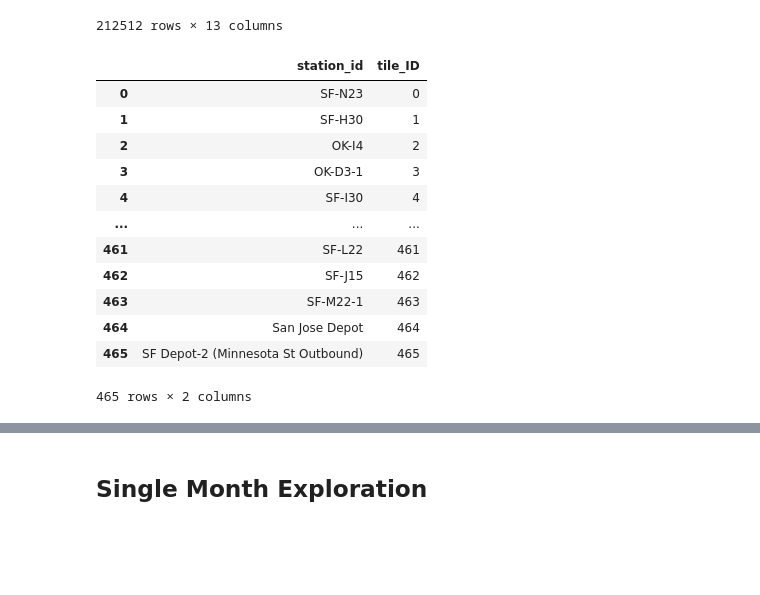
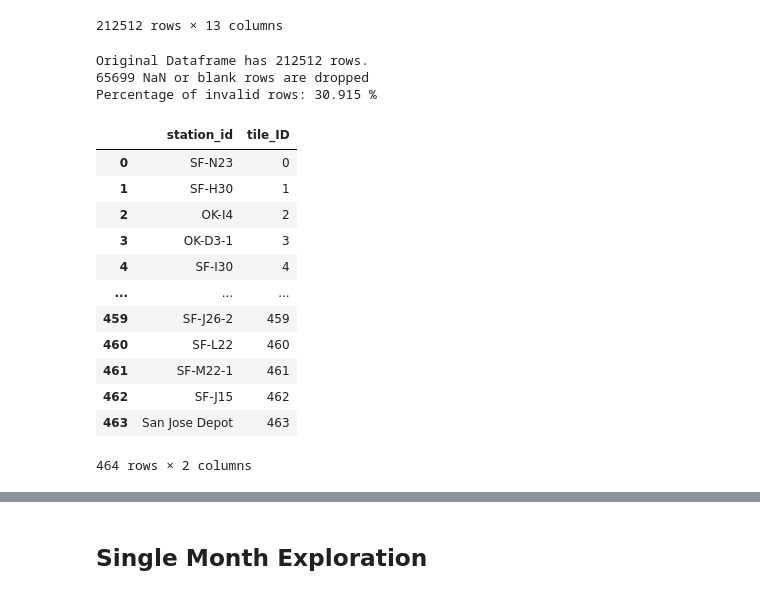
Before and after one commit to 6shun/Lyft-BayWheel, a Jupyter notebook: CE263_Project.ipynb, the cells around one changed output, grey strips where cells are left out. Drawn from its saved outputs; the diff is of its cells as text; code cells hidden in the pictures; blank space fills up the shorter version.

```diff
--- a/CE263_Project.ipynb
+++ b/CE263_Project.ipynb
@@ -106,42 +106,56 @@ df_csv
 | 212510 | E653448FF05DA003 | classic_bike | 2021-09-15 19:44:29 | 2021-09-15 19:51:23 | Mission Dolores Park | SF-O21 | Sanchez St at 15th St | ... |
 | 212511 | E1BF7FDA6E0D562E | classic_bike | 2021-09-26 18:02:39 | 2021-09-26 18:21:47 | Mission Dolores Park | SF-O21 | 24th St at Chattanooga St | ... |
 212512 rows × 13 columns
+# %%
+def df_cleaning (df):
+    before_cleaning = len(df)
+    df.replace("", float("NaN"), inplace=True)
+    df.dropna(inplace=True)
+    after_cleaning = len(df)
+    print('Original Dataframe has', before_cleaning, 'rows.')
+    print (before_cleaning-after_cleaning, 'NaN or blank rows are dropped')
+    print('Percentage of invalid rows:',np.round(100*(before_cleaning-after_cleaning)/(before_cleaning), 3),'%')
+    return df
+
+df_csv = df_cleaning(df_csv)
+# %% [output]
+Original Dataframe has 212512 rows.
+65699 NaN or blank rows are dropped
+Percentage of invalid rows: 30.915 %
 # %%
 #COMPLETE
 # Create Station reference dataframe with assigned ID
 def CreateStationDF(df_csv):
     '''
     Input: df_csv
     Output: station_df
     Dataframe with tile_ID assigned at each station for reference
     Includes both start&end_station_id
     '''
     # Get unique start & end station id
     unique_station_id = pd.concat([df_csv['start_station_id'],df_csv['end_station_id']], axis=0).unique()
     # Assign arbitary index for each station
     unique_station_tile_ID = np.arange(len(unique_station_id))
     station_df = pd.DataFrame({'station_id':unique_station_id, 'tile_ID':unique_station_tile_ID})
     station_df = station_df.dropna(axis=0) # Drop NaN station_id
 
     return station_df
 station_df = CreateStationDF(df_csv)
 station_df
-station_df.drop(station_df.tail(3).index,inplace=True)
-station_df
 # %% [output]
 |  | station_id | tile_ID |
 | 0 | SF-N23 | 0 |
 | 1 | SF-H30 | 1 |
 | 2 | OK-I4 | 2 |
 | 3 | OK-D3-1 | 3 |
 | 4 | SF-I30 | 4 |
 | ... | ... | ... |
-| 461 | SF-L22 | 461 |
+| 459 | SF-J26-2 | 459 |
+| 460 | SF-L22 | 460 |
+| 461 | SF-M22-1 | 461 |
 | 462 | SF-J15 | 462 |
-| 463 | SF-M22-1 | 463 |
-| 464 | San Jose Depot | 464 |
-| 465 | SF Depot-2 (Minnesota St Outbound) | 465 |
+| 463 | San Jose Depot | 463 |
-465 rows × 2 columns
+464 rows × 2 columns
 # %%
 # COMPLETE
 def AddTileID2DF (df_csv, station_df):
```
Also changed, not shown: parts of 11 cells of this notebook.
